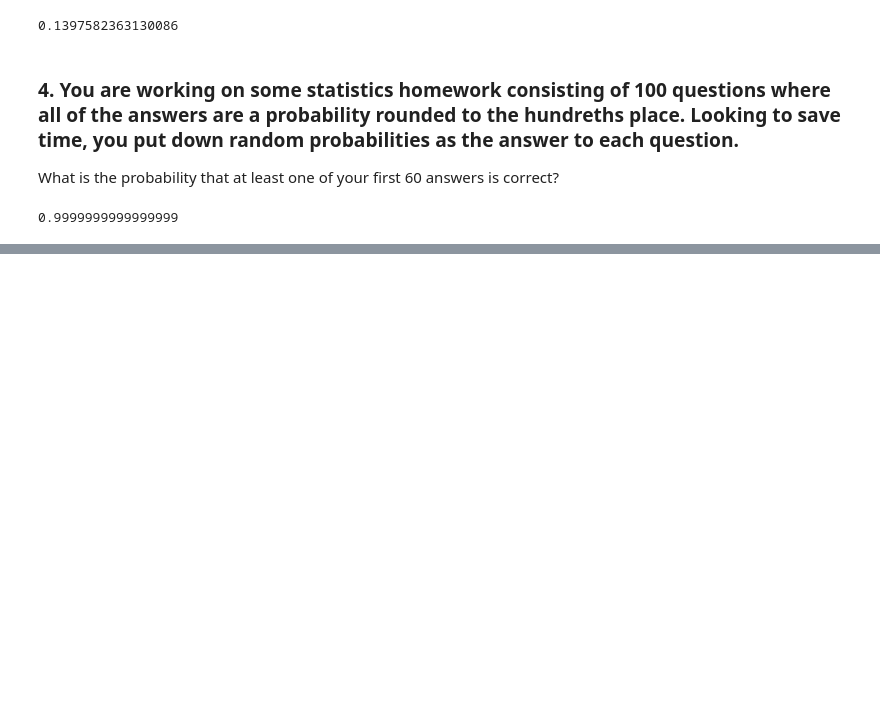
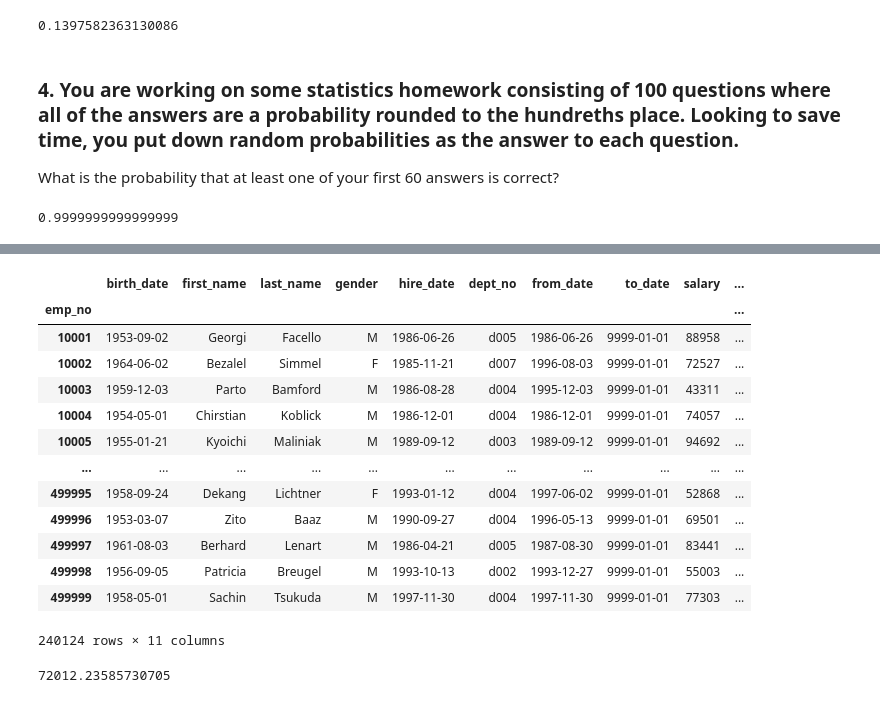
Before and after one commit to brentschriver/statistics-exercises, a Jupyter notebook: probability_distributions.ipynb, the cells around one changed output, grey strips where cells are left out. Cells and saved outputs as stored; diff of their text form; code cells hidden in the pictures; blank space fills up the shorter version.

```diff
--- a/probability_distributions.ipynb
+++ b/probability_distributions.ipynb
@@ -159,0 +161,38 @@ What do the top 5% of employees make?
+# %%
+def get_db_url(username, password, hostname, database):
+
+    return f'mysql+pymysql://{username}:{password}@{hostname}/{database}'
+
+url_employees = get_db_url(user, password, host, 'employees')
+# %%
+sql = '''
+    select * from employees as e
+    join dept_emp as de using(emp_no)
+    join salaries as s using(emp_no)
+    where de.to_date > now() and s.to_date > now();
+'''
+# %%
+employee_df = pd.read_sql(sql, url_employees)
+# %%
+employee_df.set_index('emp_no', inplace=True)
+# %%
+employee_df
+# %% [output]
+|  | birth_date | first_name | last_name | gender | hire_date | dept_no | from_date | to_date | salary | ... |
+| emp_no |  |  |  |  |  |  |  |  |  | ... |
+| 10001 | 1953-09-02 | Georgi | Facello | M | 1986-06-26 | d005 | 1986-06-26 | 9999-01-01 | 88958 | ... |
+| 10002 | 1964-06-02 | Bezalel | Simmel | F | 1985-11-21 | d007 | 1996-08-03 | 9999-01-01 | 72527 | ... |
+| 10003 | 1959-12-03 | Parto | Bamford | M | 1986-08-28 | d004 | 1995-12-03 | 9999-01-01 | 43311 | ... |
+| 10004 | 1954-05-01 | Chirstian | Koblick | M | 1986-12-01 | d004 | 1986-12-01 | 9999-01-01 | 74057 | ... |
+| 10005 | 1955-01-21 | Kyoichi | Maliniak | M | 1989-09-12 | d003 | 1989-09-12 | 9999-01-01 | 94692 | ... |
+| ... | ... | ... | ... | ... | ... | ... | ... | ... | ... | ... |
+| 499995 | 1958-09-24 | Dekang | Lichtner | F | 1993-01-12 | d004 | 1997-06-02 | 9999-01-01 | 52868 | ... |
+| 499996 | 1953-03-07 | Zito | Baaz | M | 1990-09-27 | d004 | 1996-05-13 | 9999-01-01 | 69501 | ... |
+| 499997 | 1961-08-03 | Berhard | Lenart | M | 1986-04-21 | d005 | 1987-08-30 | 9999-01-01 | 83441 | ... |
+| 499998 | 1956-09-05 | Patricia | Breugel | M | 1993-10-13 | d002 | 1993-12-27 | 9999-01-01 | 55003 | ... |
+| 499999 | 1958-05-01 | Sachin | Tsukuda | M | 1997-11-30 | d004 | 1997-11-30 | 9999-01-01 | 77303 | ... |
+240124 rows × 11 columns
+# %%
+employee_df.salary.mean()
+# %% [output]
+72012.23585730705
```
Also changed, not shown: parts of 21 cells of this notebook.
